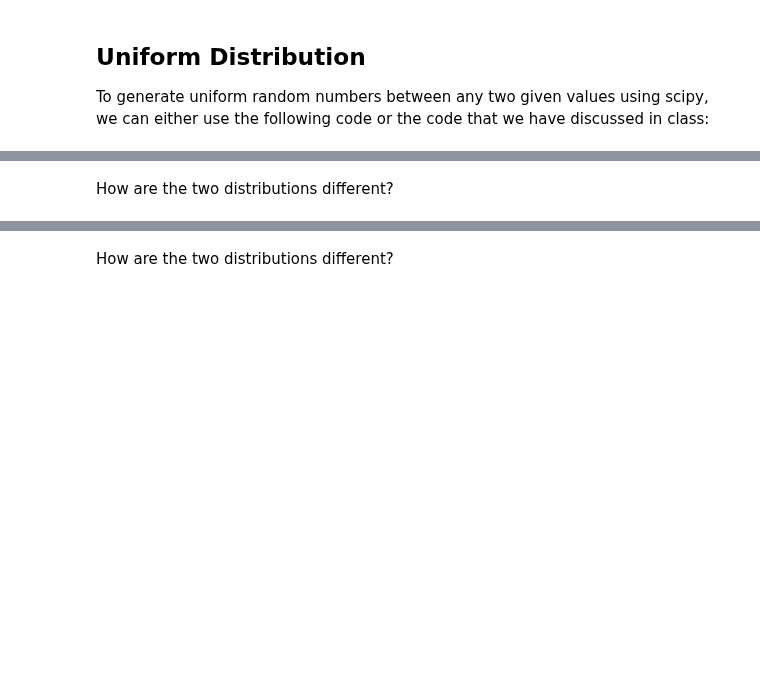
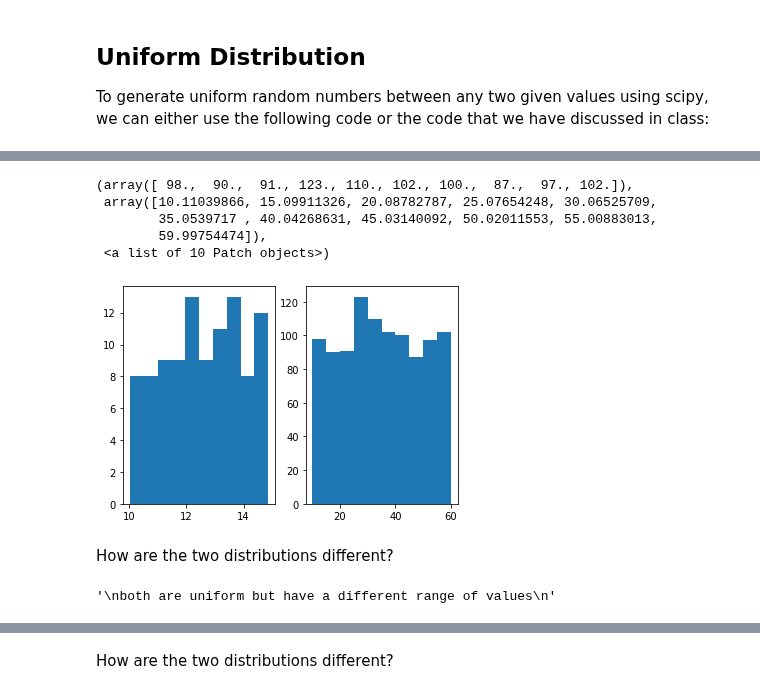
Before and after one commit to ta-data-lis/lab-probability-distributions, a Jupyter notebook: your-code/continuous.ipynb, the cells around one changed output, grey strips where cells are left out. Cells and saved outputs as stored; diff of their text form; code cells hidden in the pictures; blank space fills up the shorter version.

```diff
--- a/your-code/continuous.ipynb
+++ b/your-code/continuous.ipynb
@@ -47,2 +48,27 @@ Your output should look like below:
+# %%
+# your code here
+import numpy as np
+import matplotlib.pyplot as plt
+
+def generate_uni(bottom, ceiling, count):
+    x = uniform.rvs(size=count)
+    a = bottom
+    b = ceiling
+    randoms  = a + (b-a)*x
+    return randoms
+
+set1= generate_uni(bottom=10, ceiling=15, count=100)
+set2= generate_uni(bottom=10, ceiling=60, count=1000)
+
+fig, (ax1, ax2) = plt.subplots(nrows=1, ncols=2)
+ax1.hist(set1)
+ax2.hist(set2)
+# %% [output]
+(array([ 98.,  90.,  91., 123., 110., 102., 100.,  87.,  97., 102.]),
+ array([10.11039866, 15.09911326, 20.08782787, 25.07654248, 30.06525709,
+        35.0539717 , 40.04268631, 45.03140092, 50.02011553, 55.00883013,
+        59.99754474]),
+ <a list of 10 Patch objects>)
+[figure, added]
 # %% [markdown]
 How are the two distributions different?
@@ -51,3 +75,10 @@ How are the two distributions different?
+# %%
+# your answer here:
+'''
+both are uniform but have a different range of values
+'''
+# %% [output]
+'\nboth are uniform but have a different range of values\n'
 # %% [markdown]
 ## Normal Distribution
 
```
Also changed, not shown: parts of 17 cells of this notebook.
